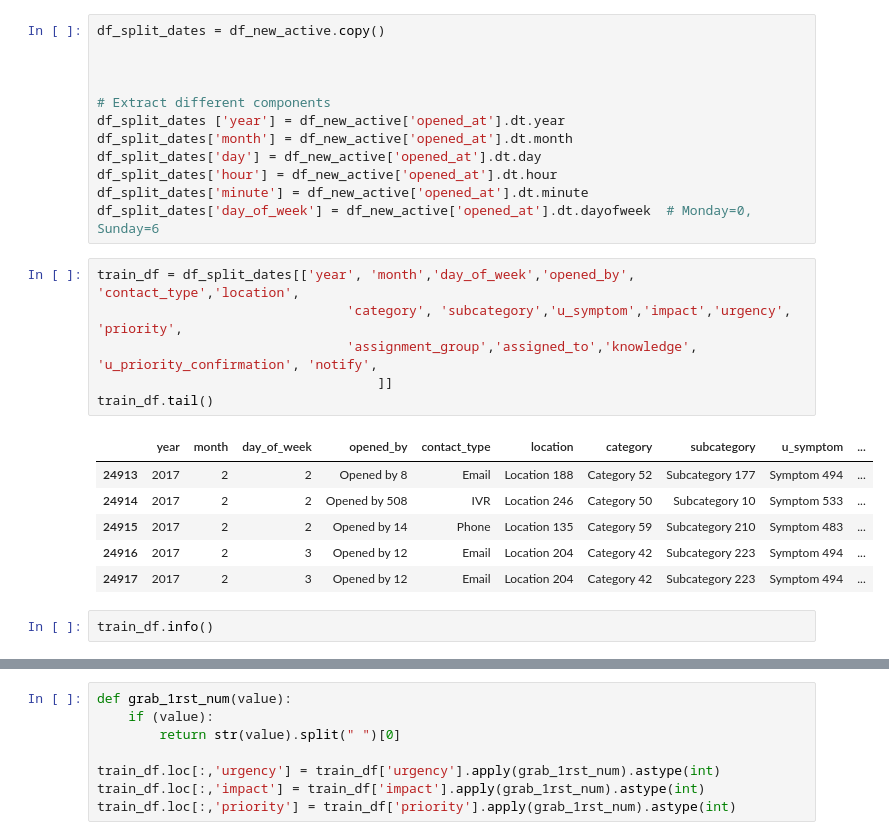
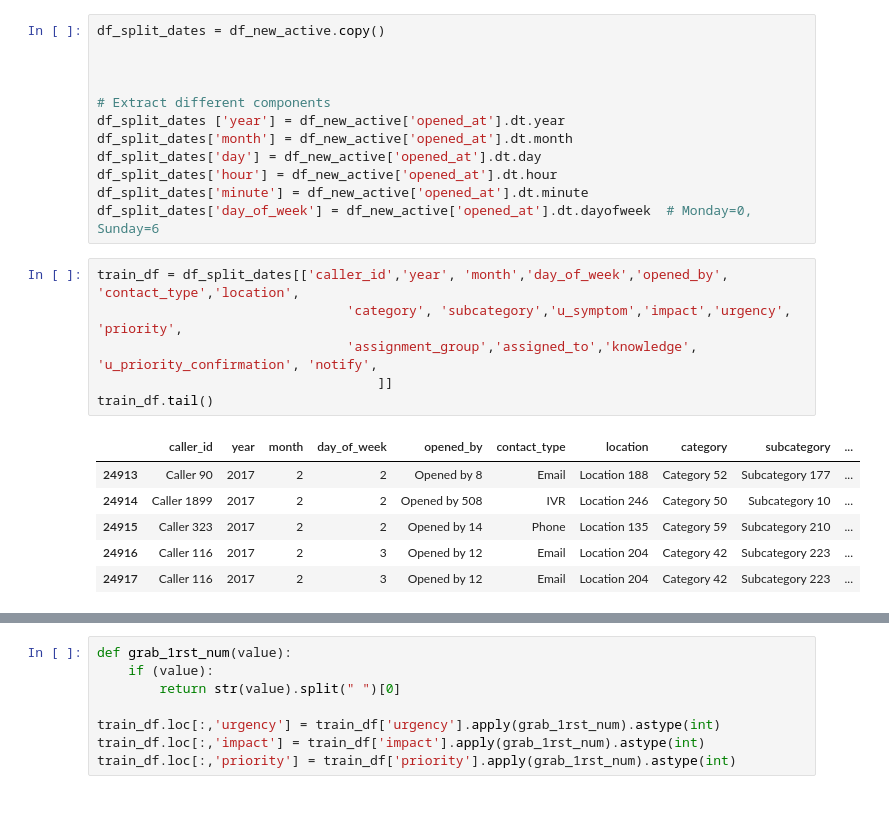
Before and after one commit to Sug-ar-N-Spice/Incident_Events, a Jupyter notebook: incident_event_log.ipynb, the cells around one changed output, grey strips where cells are left out. Saved outputs shown, nothing was run; the diff lists cells and outputs as text; blank space fills up the shorter version.

```diff
--- a/incident_event_log.ipynb
+++ b/incident_event_log.ipynb
@@ -260,20 +303,18 @@ df_split_dates['hour'] = df_new_active['opened_at'].dt.hour
 df_split_dates['minute'] = df_new_active['opened_at'].dt.minute
 df_split_dates['day_of_week'] = df_new_active['opened_at'].dt.dayofweek  # Monday=0, Sunday=6
 # %%
-train_df = df_split_dates[['year', 'month','day_of_week','opened_by', 'contact_type','location',
+train_df = df_split_dates[['caller_id','year', 'month','day_of_week','opened_by', 'contact_type','location',
                                 'category', 'subcategory','u_symptom','impact','urgency', 'priority',
                                 'assignment_group','assigned_to','knowledge', 'u_priority_confirmation', 'notify',
                                     ]]
 train_df.tail()
 # %% [output]
-|  | year | month | day_of_week | opened_by | contact_type | location | category | subcategory | u_symptom | ... |
-| 24913 | 2017 | 2 | 2 | Opened by 8 | Email | Location 188 | Category 52 | Subcategory 177 | Symptom 494 | ... |
-| 24914 | 2017 | 2 | 2 | Opened by 508 | IVR | Location 246 | Category 50 | Subcategory 10 | Symptom 533 | ... |
-| 24915 | 2017 | 2 | 2 | Opened by 14 | Phone | Location 135 | Category 59 | Subcategory 210 | Symptom 483 | ... |
-| 24916 | 2017 | 2 | 3 | Opened by 12 | Email | Location 204 | Category 42 | Subcategory 223 | Symptom 494 | ... |
-| 24917 | 2017 | 2 | 3 | Opened by 12 | Email | Location 204 | Category 42 | Subcategory 223 | Symptom 494 | ... |
+|  | caller_id | year | month | day_of_week | opened_by | contact_type | location | category | subcategory | ... |
+| 24913 | Caller 90 | 2017 | 2 | 2 | Opened by 8 | Email | Location 188 | Category 52 | Subcategory 177 | ... |
+| 24914 | Caller 1899 | 2017 | 2 | 2 | Opened by 508 | IVR | Location 246 | Category 50 | Subcategory 10 | ... |
+| 24915 | Caller 323 | 2017 | 2 | 2 | Opened by 14 | Phone | Location 135 | Category 59 | Subcategory 210 | ... |
+| 24916 | Caller 116 | 2017 | 2 | 3 | Opened by 12 | Email | Location 204 | Category 42 | Subcategory 223 | ... |
+| 24917 | Caller 116 | 2017 | 2 | 3 | Opened by 12 | Email | Location 204 | Category 42 | Subcategory 223 | ... |
-# %%
-train_df.info()
 # %%
 def grab_number_last(value):
     """parameter: value enter in a column from the data frame where you want to capture the last string and convert to number
```
Also changed, not shown: parts of 64 cells of this notebook.
